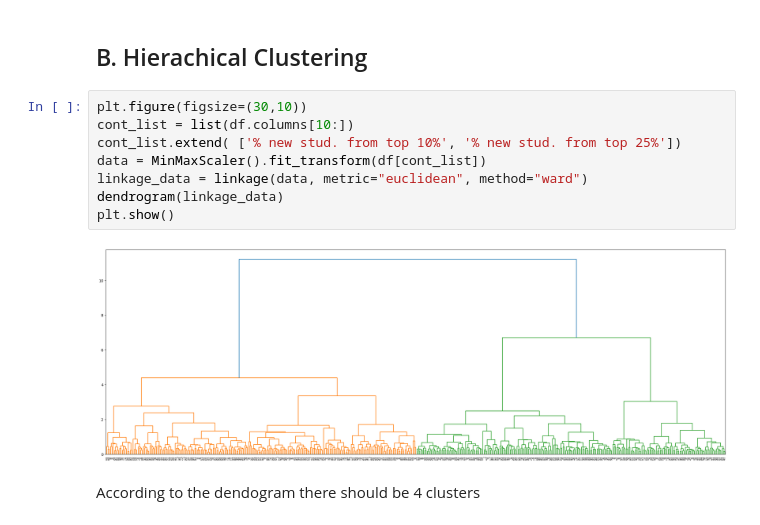
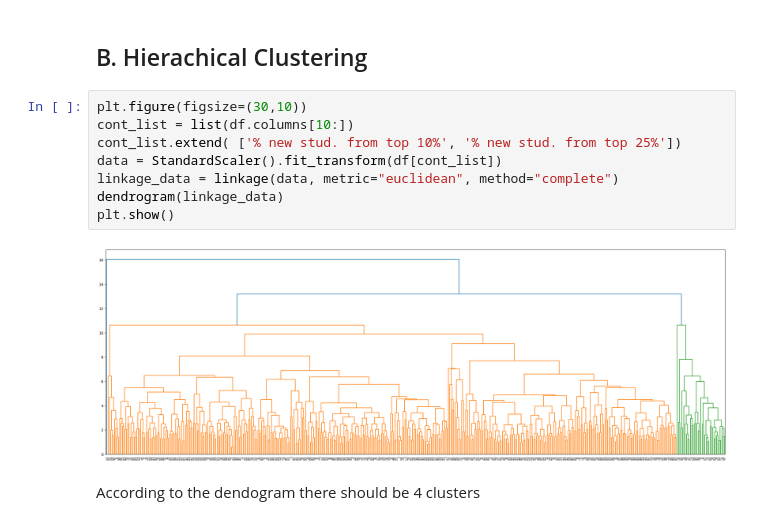
Before and after one commit to Abel-Lagonell/Data-Mining, a Jupyter notebook: Homework03_Abel_Lagonell.ipynb, the cells around one changed output. Drawn from its saved outputs; the diff is of its cells as text.

```diff
--- a/Homework03_Abel_Lagonell.ipynb
+++ b/Homework03_Abel_Lagonell.ipynb
@@ -46,13 +46,13 @@ df.describe()
 # %%
 plt.figure(figsize=(30,10))
 cont_list = list(df.columns[10:])
 cont_list.extend( ['% new stud. from top 10%', '% new stud. from top 25%'])
-data = MinMaxScaler().fit_transform(df[cont_list])
-linkage_data = linkage(data, metric="euclidean", method="ward")
+data = StandardScaler().fit_transform(df[cont_list])
+linkage_data = linkage(data, metric="euclidean", method="complete")
 dendrogram(linkage_data)
 plt.show()
 # %% [output]
-[figure, old version]
+[figure, new version]
 # %% [markdown]
 According to the dendogram there should be 4 clusters
 # %% [markdown]
```
Also changed, not shown: parts of 26 cells of this notebook, 2 other files.
